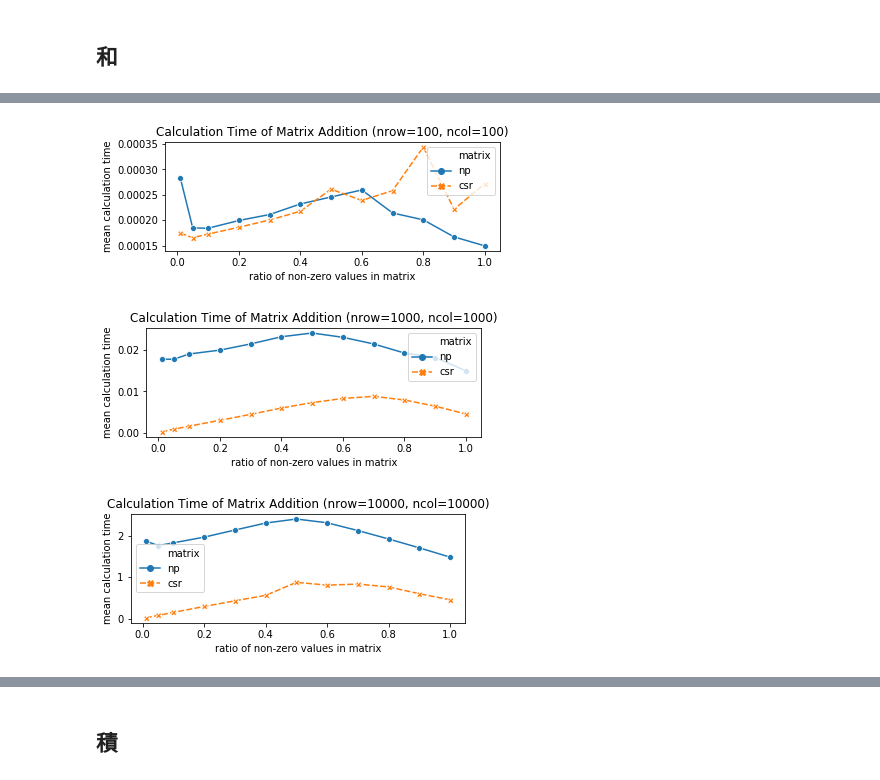
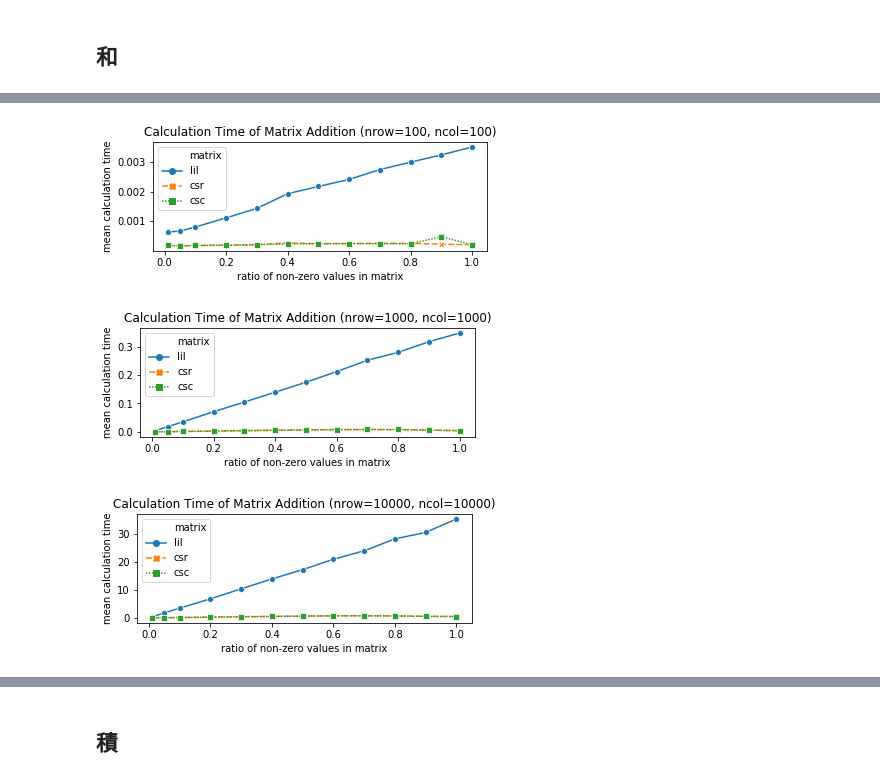
Before and after one commit to nigimitama/code-for-blog, a Jupyter notebook: sparse_performance.ipynb, the cells around one changed output, grey strips where cells are left out. Saved outputs shown, nothing was run; the diff lists cells and outputs as text; code cells hidden in the pictures.

```diff
--- a/sparse_performance.ipynb
+++ b/sparse_performance.ipynb
@@ -134,15 +135,15 @@ for nrow in results.nrow.unique():
 # %%
-# only np.array, csr
+# without np
 for nrow in results.nrow.unique():
         ncol = nrow
-        temp = results.query("matrix != 'lil' and matrix != 'csc'").query(f"nrow == {nrow} and ncol == {ncol}")
+        temp = results.query("matrix != 'np'").query(f"nrow == {nrow} and ncol == {ncol}")
         plt.figure(figsize=[6,2], dpi=72)
         sns.lineplot(x="p" , y="mean", hue="matrix", style="matrix", markers=True, data=temp)
         plt.title(f"Calculation Time of Matrix Addition (nrow={nrow}, ncol={ncol})")
         plt.ylabel("mean calculation time")
         plt.xlabel("ratio of non-zero values in matrix")
         plt.show()
 # %% [output]
-[figure, old version]
+[figure, new version]
-[figure, old version]
+[figure, new version]
-[figure, old version]
+[figure, new version]
```
Also changed, not shown: parts of 18 cells of this notebook.
